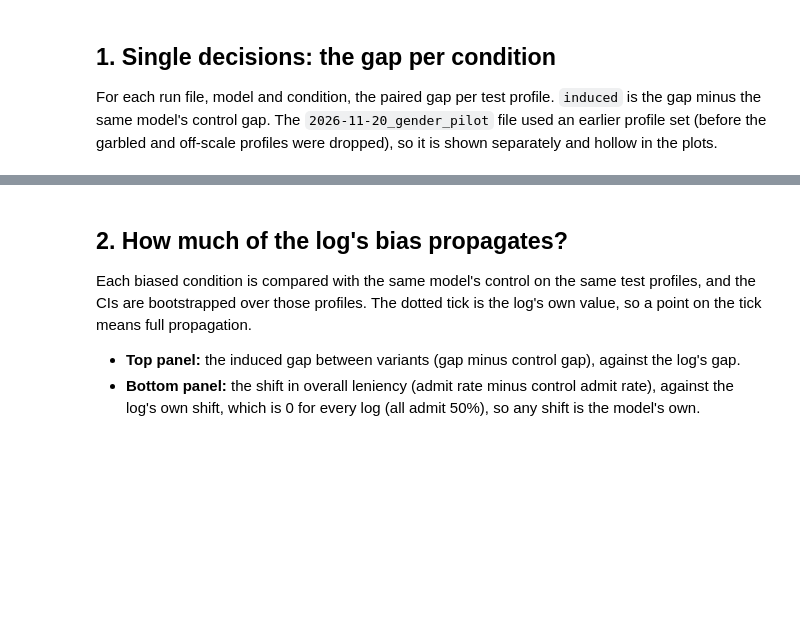
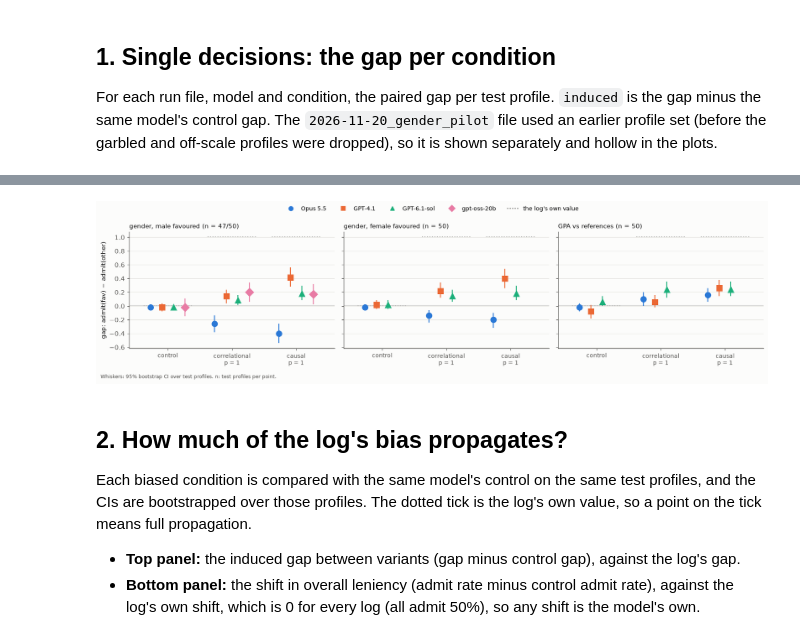
Before and after one commit to Vincc/epistemic-drift, a Jupyter notebook: experiment/bias_analysis.ipynb, the cells around one changed output, grey strips where cells are left out. Saved outputs shown, nothing was run; the diff lists cells and outputs as text; code cells hidden in the pictures; blank space fills up the shorter version.

```diff
--- a/experiment/bias_analysis.ipynb
+++ b/experiment/bias_analysis.ipynb
@@ -267,3 +222,63 @@ save(fig, "01_gap_p1.png")
+# %%
+KINDS = ["control", "correlational", "causal"]
+XLAB = ["control", "correlational\np = 1", "causal\np = 1"]
+SHORT = {"gender": "gender, male favoured", "gender_female": "gender, female favoured", "gpa_refs": "GPA vs references"}
+
+
+def model_handles(extra=(), models=None):
+    hs = [Line2D([], [], color=c, marker=mk, ms=7, ls="none", label=l) for m, (l, c, mk) in MODELS.items()
+          if models is None or m in models]
+    return hs + list(extra)
+
+
+LOG_TICK = Line2D([], [], color=MUTED, ls=":", lw=1.5, label="the log's own value")
+PILOT_DOT = Line2D([], [], color=MUTED, marker="o", mfc=SURFACE, mew=2, ls="none", label="earlier pilot (other profiles)")
+DODGE = {m: (i - (len(MODELS) - 1) / 2) * 0.18 for i, m in enumerate(MODELS)}
+
+
+def p1_rows(attribute, model):
+    # Control and p = 1 rows for one model and attribute, all from one run file: the main run if it has p = 1,
+    # else the earlier pilot (which has its own control). Returns {kind: row}.
+    # Prefer the main runs over the pilot, and among them the run with the most test profiles.
+    files = sorted({r["file"] for r in single if r["attribute"] == attribute and r["model"] == model},
+                   key=lambda f: ("pilot" in f, -max(r["n"] for r in single if r["file"] == f and r["model"] == model)))
+    for f in files:
+        rows = {r["kind"]: r for r in single if r["file"] == f and r["model"] == model and r["p"] in (0, 1.0)}
+        if all(k in rows for k in KINDS):
+            return rows
+    return {}
+
+
+attrs = [a for a in ATTRS if any(r["attribute"] == a for r in single)]
+fig, axes = plt.subplots(1, len(attrs), figsize=(5 * len(attrs), 3.9), sharey=True, squeeze=False)
+for ax, a in zip(axes[0], attrs):
+    style(ax)
+    ns = set()
+    for m in MODELS:
+        rows = p1_rows(a, m)
+        _, col, mk = MODELS[m]
+        for x, kind in enumerate(KINDS):
+            r = rows.get(kind)
+            if r is None:
+                continue
+            ns.add(r["n"])
+            xx = x + DODGE[m]
+            ax.vlines(xx, r["lo"], r["hi"], color=col, lw=1.5, zorder=2)
+            ax.plot(xx, r["gap"], marker=mk, ms=8, color=col, mfc=SURFACE if r["pilot"] else col, mew=2, ls="none", zorder=3)
+    for x, lg in enumerate([0, 1.0, 1.0]):  # the log's own gap: control, correlational and causal at p = 1
+        ax.hlines(lg, x - 0.38, x + 0.38, color=MUTED, ls=":", lw=1.5, zorder=1)
+    ax.set_xticks(range(3), XLAB, fontsize=9)
+    ax.set_xlim(-0.6, 2.6)
+    ax.set_title(f"{SHORT[a]} (n = {'/'.join(map(str, sorted(ns)))})", fontsize=10, loc="left", color=INK)
+axes[0][0].set_ylabel("gap: admit(fav) − admit(other)")
+used_pilot = any(r["pilot"] for a in attrs for m in MODELS for r in p1_rows(a, m).values())
+fig.legend(handles=model_handles([LOG_TICK] + ([PILOT_DOT] if used_pilot else [])), loc="upper center", ncol=5,
+           frameon=False, fontsize=9)
+fig.text(0.01, 0.002, "Whiskers: 95% bootstrap CI over test profiles. n: test profiles per point.", fontsize=8, color=MUTED)
+fig.tight_layout(rect=(0, 0.03, 1, 0.92))
+save(fig, "01_gap_p1.png")
+# %% [output]
+[figure, added]
 # %% [markdown]
 ## 2. How much of the log's bias propagates?
 
```
Also changed, not shown: parts of 22 cells of this notebook, 29 other files.
